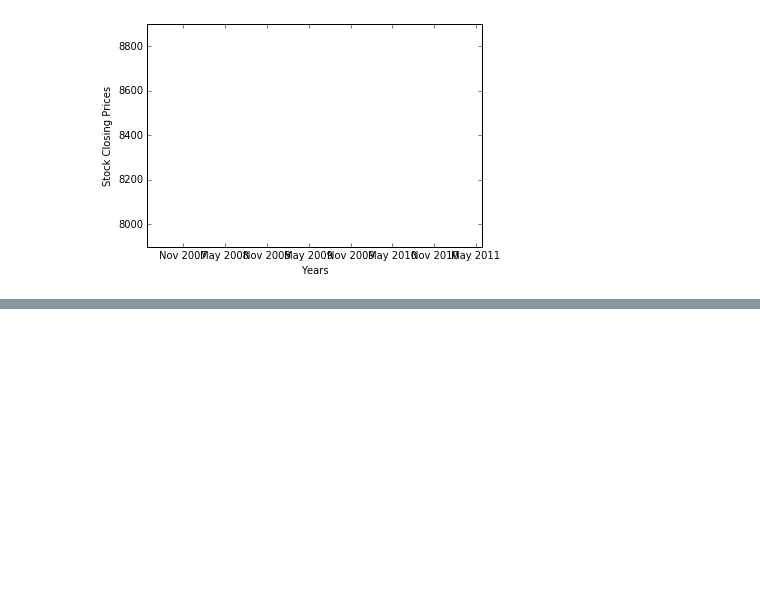
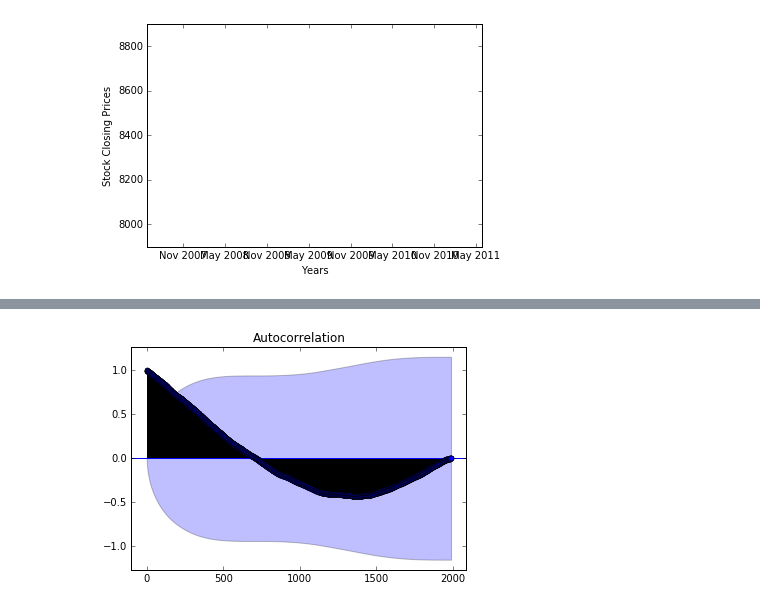
Before and after one commit to ShreyamsJain/Stock-Price-Prediction-Model, a Jupyter notebook: StockPredictionModelv2.ipynb, the cells around one changed output, grey strips where cells are left out. Saved outputs shown, nothing was run; the diff lists cells and outputs as text; code cells hidden in the pictures; blank space fills up the shorter version.

```diff
--- a/StockPredictionModelv2.ipynb
+++ b/StockPredictionModelv2.ipynb
@@ -529,0 +595,4 @@ ValueError: Cannot add integral value to Timestamp without offset.
+# %%
+plot_acf(df_dateclose)
+# %% [output]
+[figure, added]
```
Also changed, not shown: parts of 15 cells of this notebook.
